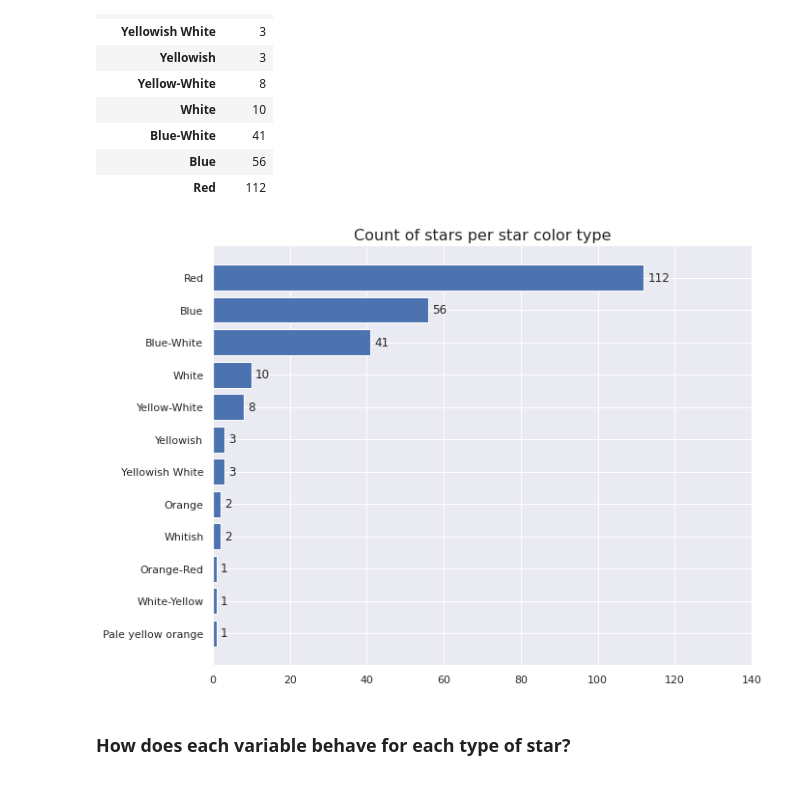
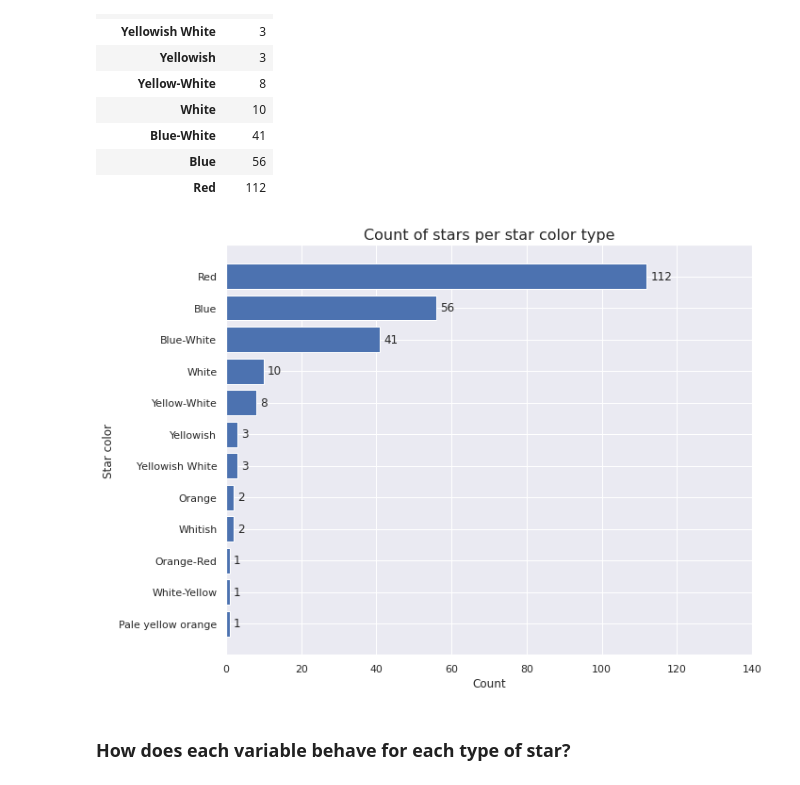
Before and after one commit to DamodaraBarbosa/machine_learning_studies, a Jupyter notebook: Star_type_prediction.ipynb, the cells around one changed output. Cells and saved outputs as stored; diff of their text form; code cells hidden in the pictures.

```diff
--- a/Star_type_prediction.ipynb
+++ b/Star_type_prediction.ipynb
@@ -362,15 +362,17 @@ count_star_color
 # %%
 plt.figure(figsize= (10, 8))
 bars = plt.barh(count_star_color.index, count_star_color['Count'])
 
 for index, bar in enumerate(bars):
   plt.text(bar.get_width() + 1, index - 0.1, bar.get_width())
 
 plt.title('Count of stars per star color type', fontsize= 16)
+plt.xlabel('Count')
+plt.ylabel('Star color')
 plt.xlim([0, 140])
 plt.show()
 # %% [output]
-[figure, old version]
+[figure, new version]
 # %% [markdown]
 ### How does each variable behave for each type of star?
 # %% [markdown]
```
Also changed, not shown: parts of 89 cells of this notebook.
